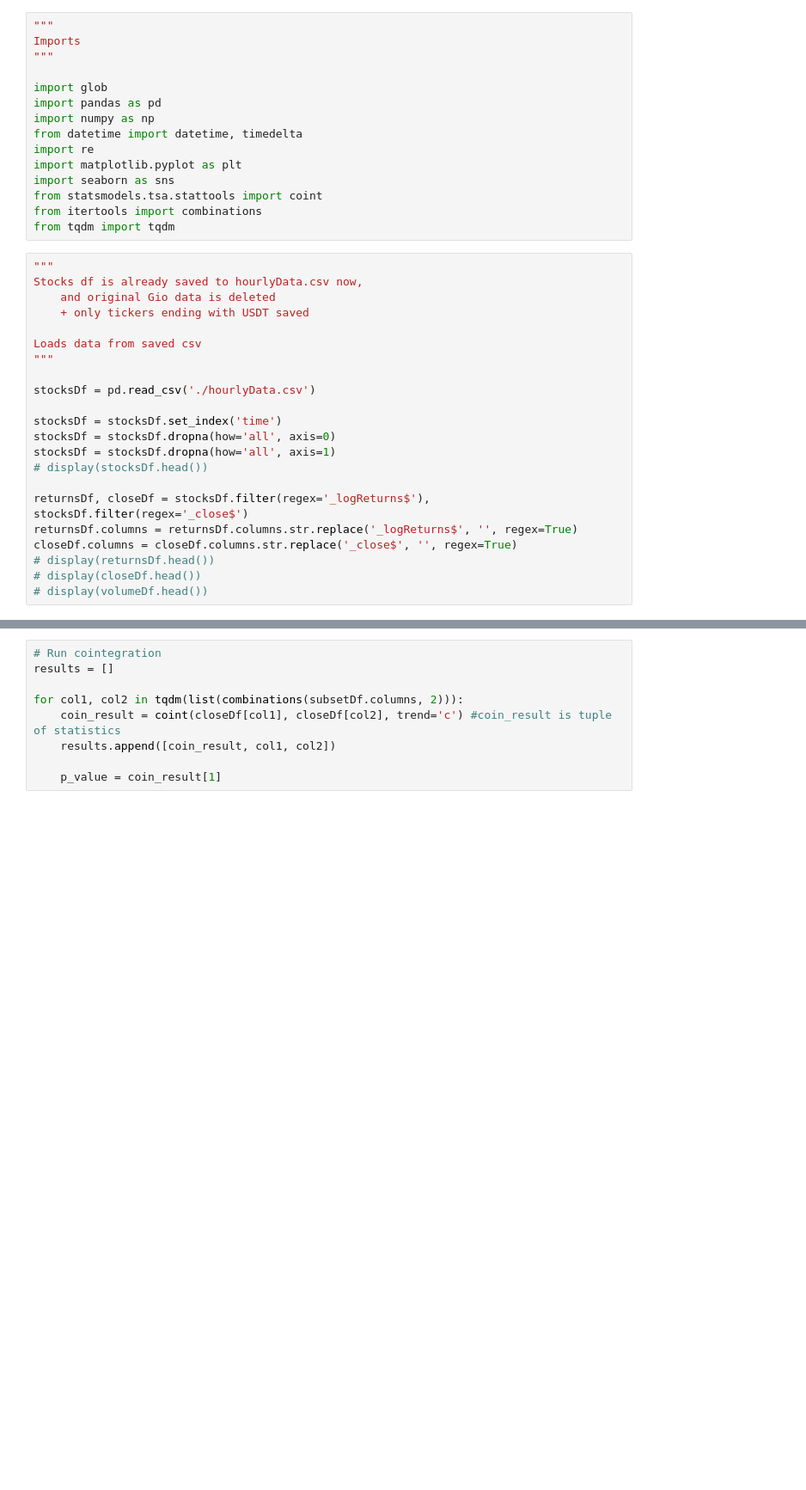
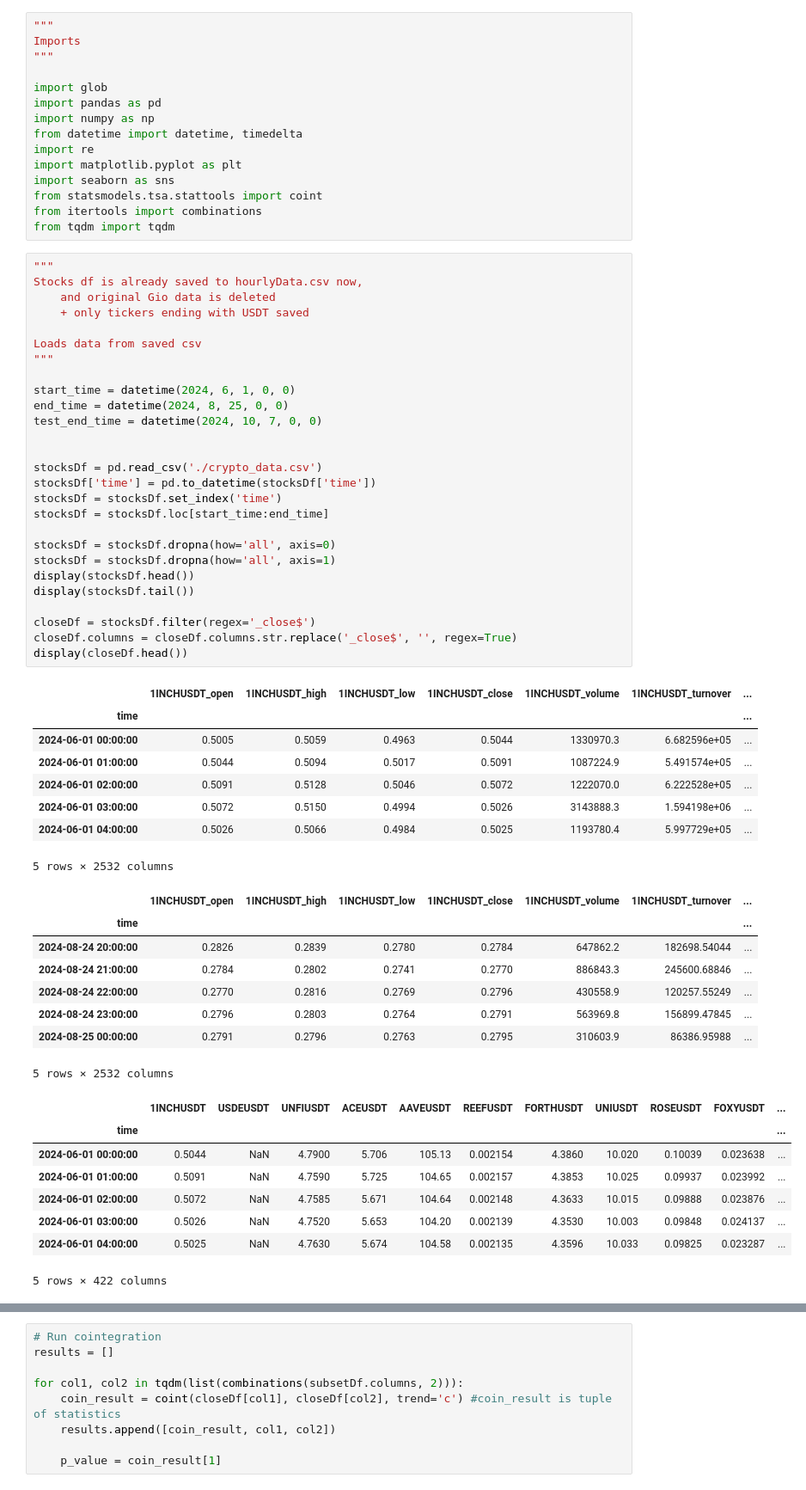
Before and after one commit to akhilkammila/cryptoAnalysis, a Jupyter notebook: cryptoAnalysis/cointegration.ipynb, the cells around one changed output, grey strips where cells are left out. Shown at 86% size. Drawn from its saved outputs; the diff is of its cells as text; blank space fills up the shorter version.

```diff
--- a/cryptoAnalysis/cointegration.ipynb
+++ b/cryptoAnalysis/cointegration.ipynb
@@ -35,25 +35,55 @@ from tqdm import tqdm
 # %%
 """
 Stocks df is already saved to hourlyData.csv now,
     and original Gio data is deleted
     + only tickers ending with USDT saved
 
 Loads data from saved csv
 """
 
-stocksDf = pd.read_csv('./hourlyData.csv')
+start_time = datetime(2024, 6, 1, 0, 0)
+end_time = datetime(2024, 8, 25, 0, 0)
+test_end_time = datetime(2024, 10, 7, 0, 0)
 
+
+stocksDf = pd.read_csv('./crypto_data.csv')
+stocksDf['time'] = pd.to_datetime(stocksDf['time'])
 stocksDf = stocksDf.set_index('time')
+stocksDf = stocksDf.loc[start_time:end_time]
+
 stocksDf = stocksDf.dropna(how='all', axis=0)
 stocksDf = stocksDf.dropna(how='all', axis=1)
-# display(stocksDf.head())
+display(stocksDf.head())
+display(stocksDf.tail())
 
-returnsDf, closeDf = stocksDf.filter(regex='_logReturns$'), stocksDf.filter(regex='_close$')
-returnsDf.columns = returnsDf.columns.str.replace('_logReturns$', '', regex=True)
+closeDf = stocksDf.filter(regex='_close$')
 closeDf.columns = closeDf.columns.str.replace('_close$', '', regex=True)
-# display(returnsDf.head())
-# display(closeDf.head())
-# display(volumeDf.head())
+display(closeDf.head())
+# %% [output]
+|  | 1INCHUSDT_open | 1INCHUSDT_high | 1INCHUSDT_low | 1INCHUSDT_close | 1INCHUSDT_volume | 1INCHUSDT_turnover | ... |
+| time |  |  |  |  |  |  | ... |
+| 2024-06-01 00:00:00 | 0.5005 | 0.5059 | 0.4963 | 0.5044 | 1330970.3 | 6.682596e+05 | ... |
+| 2024-06-01 01:00:00 | 0.5044 | 0.5094 | 0.5017 | 0.5091 | 1087224.9 | 5.491574e+05 | ... |
+| 2024-06-01 02:00:00 | 0.5091 | 0.5128 | 0.5046 | 0.5072 | 1222070.0 | 6.222528e+05 | ... |
+| 2024-06-01 03:00:00 | 0.5072 | 0.5150 | 0.4994 | 0.5026 | 3143888.3 | 1.594198e+06 | ... |
+| 2024-06-01 04:00:00 | 0.5026 | 0.5066 | 0.4984 | 0.5025 | 1193780.4 | 5.997729e+05 | ... |
+5 rows × 2532 columns
+|  | 1INCHUSDT_open | 1INCHUSDT_high | 1INCHUSDT_low | 1INCHUSDT_close | 1INCHUSDT_volume | 1INCHUSDT_turnover | ... |
+| time |  |  |  |  |  |  | ... |
+| 2024-08-24 20:00:00 | 0.2826 | 0.2839 | 0.2780 | 0.2784 | 647862.2 | 182698.54044 | ... |
+| 2024-08-24 21:00:00 | 0.2784 | 0.2802 | 0.2741 | 0.2770 | 886843.3 | 245600.68846 | ... |
+| 2024-08-24 22:00:00 | 0.2770 | 0.2816 | 0.2769 | 0.2796 | 430558.9 | 120257.55249 | ... |
+| 2024-08-24 23:00:00 | 0.2796 | 0.2803 | 0.2764 | 0.2791 | 563969.8 | 156899.47845 | ... |
+| 2024-08-25 00:00:00 | 0.2791 | 0.2796 | 0.2763 | 0.2795 | 310603.9 | 86386.95988 | ... |
+5 rows × 2532 columns
+|  | 1INCHUSDT | USDEUSDT | UNFIUSDT | ACEUSDT | AAVEUSDT | REEFUSDT | FORTHUSDT | UNIUSDT | ROSEUSDT | FOXYUSDT | ... |
+| time |  |  |  |  |  |  |  |  |  |  | ... |
+| 2024-06-01 00:00:00 | 0.5044 | NaN | 4.7900 | 5.706 | 105.13 | 0.002154 | 4.3860 | 10.020 | 0.10039 | 0.023638 | ... |
+| 2024-06-01 01:00:00 | 0.5091 | NaN | 4.7590 | 5.725 | 104.65 | 0.002157 | 4.3853 | 10.025 | 0.09937 | 0.023992 | ... |
+| 2024-06-01 02:00:00 | 0.5072 | NaN | 4.7585 | 5.671 | 104.64 | 0.002148 | 4.3633 | 10.015 | 0.09888 | 0.023876 | ... |
+| 2024-06-01 03:00:00 | 0.5026 | NaN | 4.7520 | 5.653 | 104.20 | 0.002139 | 4.3530 | 10.003 | 0.09848 | 0.024137 | ... |
+| 2024-06-01 04:00:00 | 0.5025 | NaN | 4.7630 | 5.674 | 104.58 | 0.002135 | 4.3596 | 10.033 | 0.09825 | 0.023287 | ... |
+5 rows × 422 columns
 # %%
 """
 Use only low volume stocks (lowest 10%)
```
Also changed, not shown: parts of 5 cells of this notebook, 5 other files.
